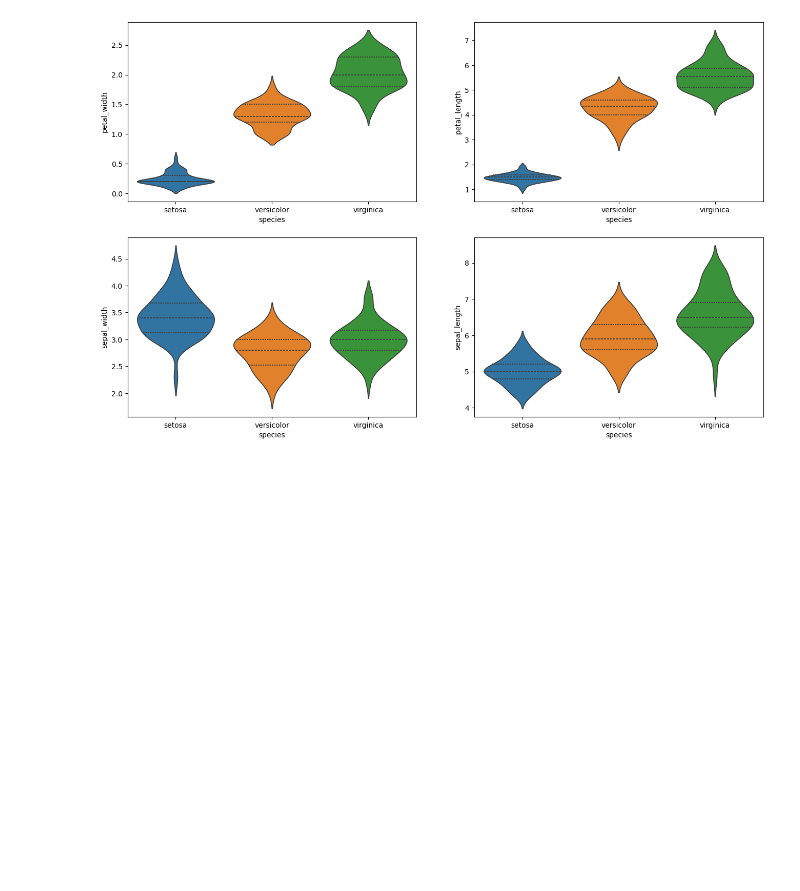
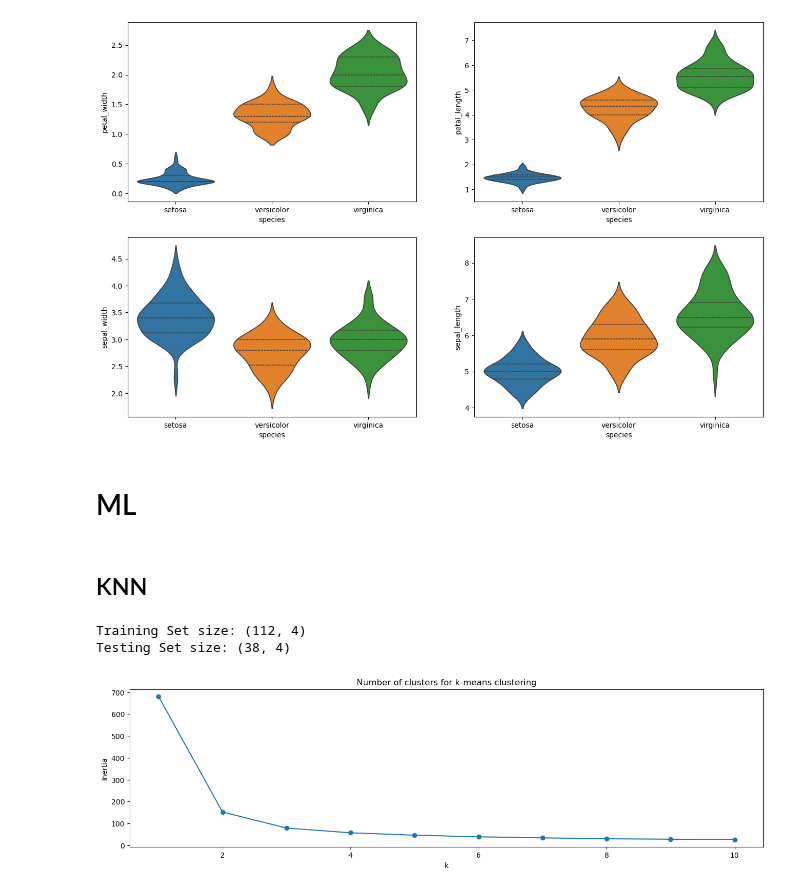
Before and after one commit to josep-audenis/Iris, a Jupyter notebook: iris.ipynb, the cells around one changed output. Cells and saved outputs as stored; diff of their text form; code cells hidden in the pictures; blank space fills up the shorter version.

Commit message:
k-means

```diff
--- a/iris.ipynb
+++ b/iris.ipynb
@@ -97,3 +97,7 @@ sns.violinplot(y="sepal_length", x="species", data=iris, hue="species", orient='
 plt.show()
 # %% [output]
 [figure]
+# %% [markdown]
+# ML
+# %% [markdown]
+## KNN
@@ -99,0 +111,27 @@ plt.show()
+# %%
+x_data = iris.values[:, :-1]
+y_class = LabelEncoder().fit_transform(iris.values[:, -1])
+
+x_train, x_test, y_train, y_test = train_test_split(x_data, y_class)
+
+print("Training Set size:", x_train.shape)
+print("Testing Set size:", x_test.shape)
+# %% [output]
+Training Set size: (112, 4)
+Testing Set size: (38, 4)
+# %%
+inertias = []
+
+for i in range(1, 11):
+    kmeans = KMeans(n_clusters = i, init = 'k-means++', n_init = 10)
+    kmeans.fit(x_data)
+    inertias.append(kmeans.inertia_)
+
+plt.figure(figsize=(16, 4))
+plt.title("Number of clusters for k-means clustering")
+plt.plot(range(1, 11), inertias, "-o")
+plt.xlabel("k")
+plt.ylabel("Inertia")
+plt.show()
+# %% [output]
+[figure, added]
```
Also changed, not shown: parts of 7 cells of this notebook.
